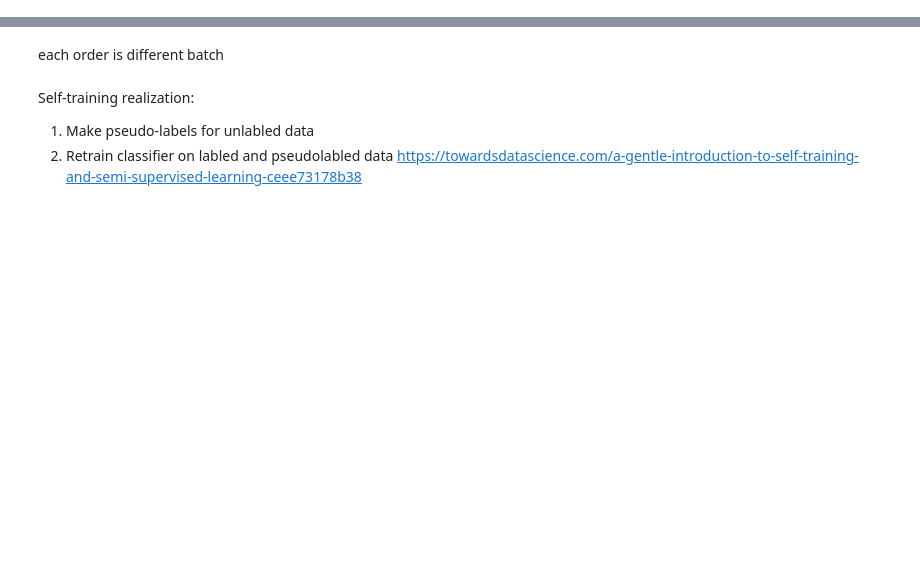
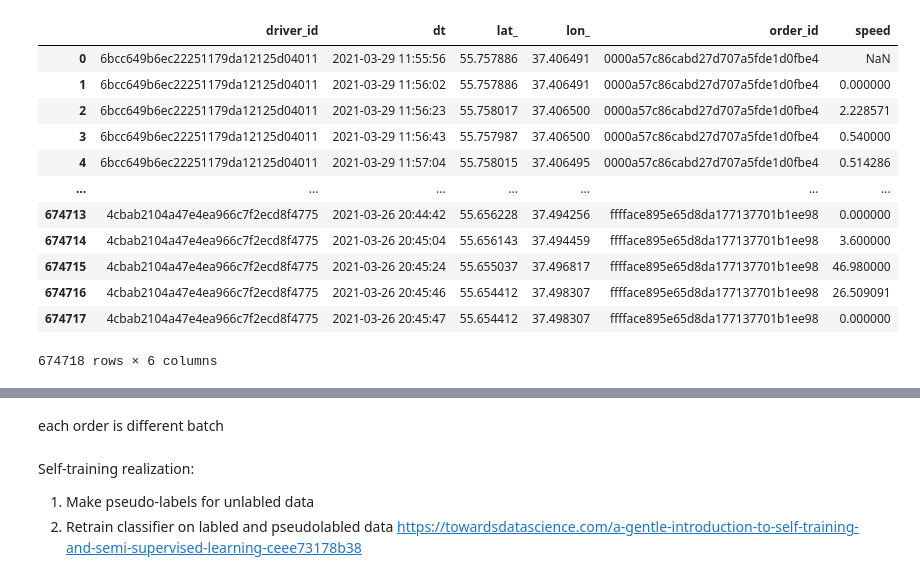
Before and after one commit to Egoluback/aiijc2021_transport, a Jupyter notebook: model4track.ipynb, the cells around one changed output, grey strips where cells are left out. Drawn from its saved outputs; the diff is of its cells as text; code cells hidden in the pictures; blank space fills up the shorter version.

```diff
--- a/model4track.ipynb
+++ b/model4track.ipynb
@@ -37,3 +23,19 @@ tracks_labeled
+# %%
+tracks_unlabeled
+# %% [output]
+|  | driver_id | dt | lat_ | lon_ | order_id | speed |
+| 0 | 6bcc649b6ec22251179da12125d04011 | 2021-03-29 11:55:56 | 55.757886 | 37.406491 | 0000a57c86cabd27d707a5fde1d0fbe4 | NaN |
+| 1 | 6bcc649b6ec22251179da12125d04011 | 2021-03-29 11:56:02 | 55.757886 | 37.406491 | 0000a57c86cabd27d707a5fde1d0fbe4 | 0.000000 |
+| 2 | 6bcc649b6ec22251179da12125d04011 | 2021-03-29 11:56:23 | 55.758017 | 37.406500 | 0000a57c86cabd27d707a5fde1d0fbe4 | 2.228571 |
+| 3 | 6bcc649b6ec22251179da12125d04011 | 2021-03-29 11:56:43 | 55.757987 | 37.406500 | 0000a57c86cabd27d707a5fde1d0fbe4 | 0.540000 |
+| 4 | 6bcc649b6ec22251179da12125d04011 | 2021-03-29 11:57:04 | 55.758015 | 37.406495 | 0000a57c86cabd27d707a5fde1d0fbe4 | 0.514286 |
+| ... | ... | ... | ... | ... | ... | ... |
+| 674713 | 4cbab2104a47e4ea966c7f2ecd8f4775 | 2021-03-26 20:44:42 | 55.656228 | 37.494256 | fffface895e65d8da177137701b1ee98 | 0.000000 |
+| 674714 | 4cbab2104a47e4ea966c7f2ecd8f4775 | 2021-03-26 20:45:04 | 55.656143 | 37.494459 | fffface895e65d8da177137701b1ee98 | 3.600000 |
+| 674715 | 4cbab2104a47e4ea966c7f2ecd8f4775 | 2021-03-26 20:45:24 | 55.655037 | 37.496817 | fffface895e65d8da177137701b1ee98 | 46.980000 |
+| 674716 | 4cbab2104a47e4ea966c7f2ecd8f4775 | 2021-03-26 20:45:46 | 55.654412 | 37.498307 | fffface895e65d8da177137701b1ee98 | 26.509091 |
+| 674717 | 4cbab2104a47e4ea966c7f2ecd8f4775 | 2021-03-26 20:45:47 | 55.654412 | 37.498307 | fffface895e65d8da177137701b1ee98 | 0.000000 |
+674718 rows × 6 columns
 # %%
 tracks_unlabeled.head()
 # %% [output]
```
Also changed, not shown: parts of 11 cells of this notebook.
